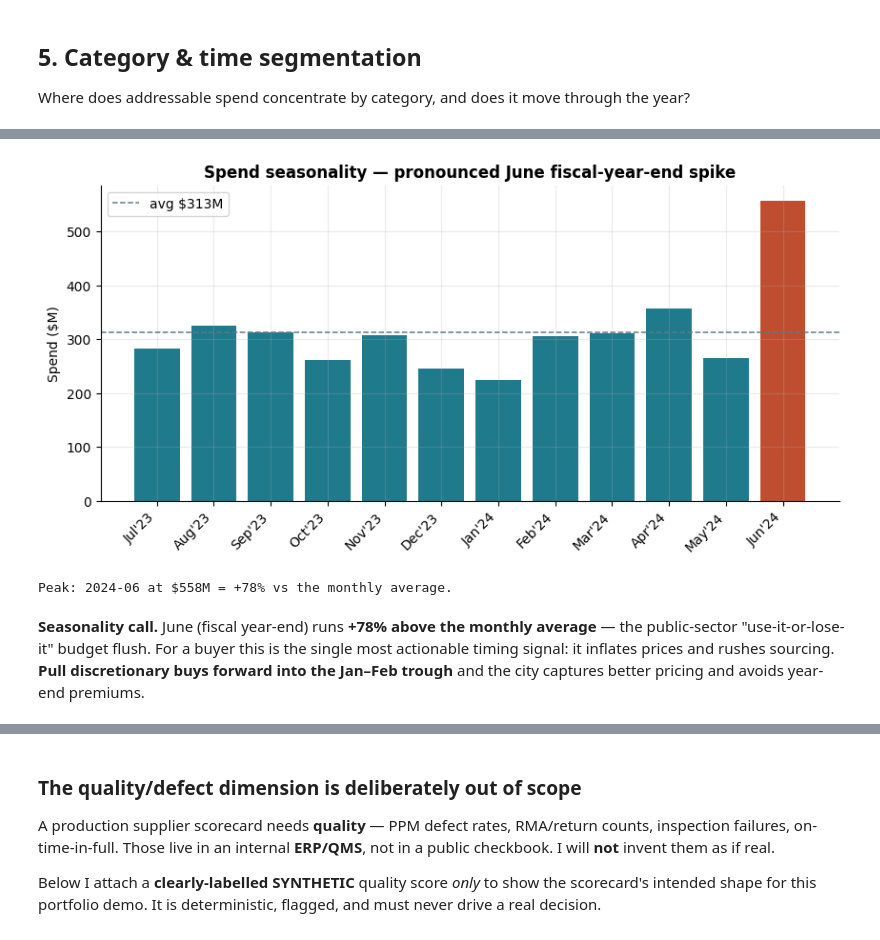
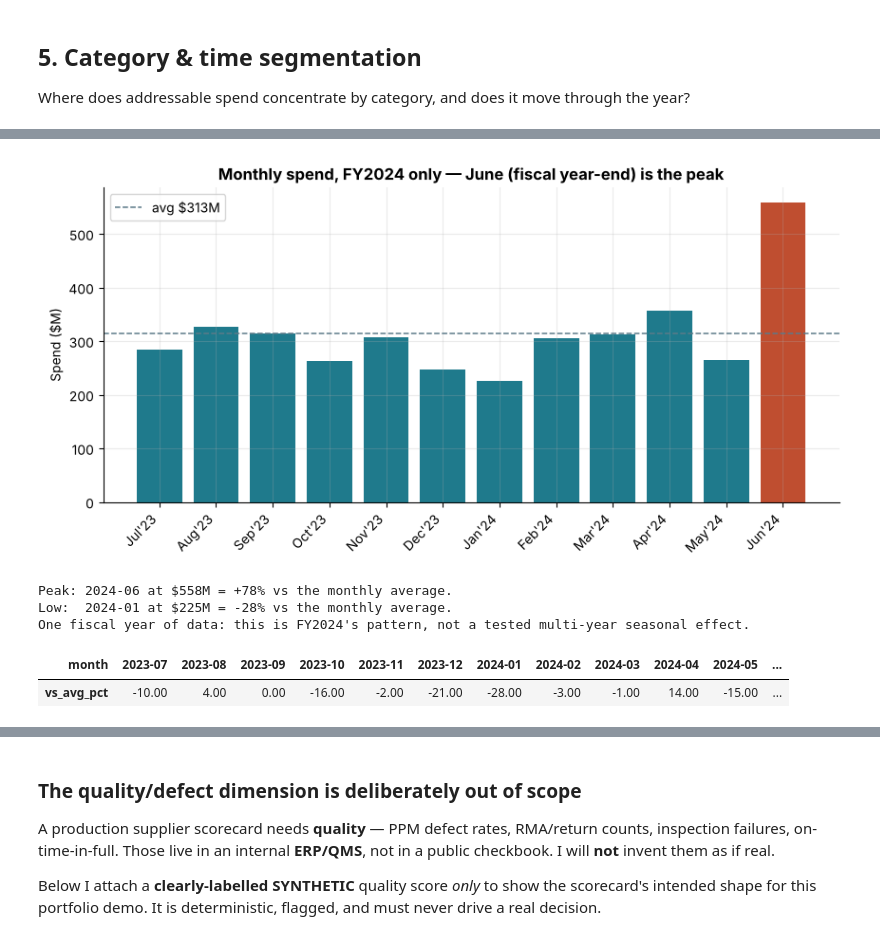
Before and after one commit to jordanshamu/procurement-spend-analytics, a Jupyter notebook: notebooks/procurement_spend_analysis.ipynb, the cells around one changed output, grey strips where cells are left out. Saved outputs shown, nothing was run; the diff lists cells and outputs as text; code cells hidden in the pictures.

```diff
--- a/notebooks/procurement_spend_analysis.ipynb
+++ b/notebooks/procurement_spend_analysis.ipynb
@@ -336,20 +389,23 @@ ax.set_xlabel('Addressable spend ($M)'); ax.set_title('Top 15 expense categories
 # %%
 seas=utils.seasonality(addr)
 fig,ax=plt.subplots(figsize=(10,4.3))
 months=pd.to_datetime(seas['month']+'-01')
 cols=[CLAY if s==seas['spend'].max() else TEAL for s in seas['spend']]
 ax.bar(range(len(seas)), seas['spend']/1e6, color=cols)
 ax.set_xticks(range(len(seas))); ax.set_xticklabels([m.strftime("%b'%y") for m in months],rotation=45,ha='right')
 avg=seas['spend'].mean()/1e6; ax.axhline(avg,color=SLATE,ls='--',lw=1.1,label=f'avg ${avg:.0f}M')
 ax.set_ylabel('Spend ($M)'); ax.legend()
-ax.set_title('Spend seasonality — pronounced June fiscal-year-end spike'); plt.show()
-pk=seas.loc[seas['spend'].idxmax()]
-print(f"Peak: {pk['month']} at ${pk['spend']/1e6:.0f}M = +{pk['spend']/seas['spend'].mean()*100-100:.0f}% vs the monthly average.")
+ax.set_title('Monthly spend, FY2024 only — June (fiscal year-end) is the peak'); plt.show()
+seas['vs_avg_pct']=(seas['spend']/seas['spend'].mean()*100-100).round(0)
+pk=seas.loc[seas['spend'].idxmax()]; lo=seas.loc[seas['spend'].idxmin()]
+print(f"Peak: {pk['month']} at ${pk['spend']/1e6:.0f}M = {pk['vs_avg_pct']:+.0f}% vs the monthly average.")
+print(f"Low:  {lo['month']} at ${lo['spend']/1e6:.0f}M = {lo['vs_avg_pct']:+.0f}% vs the monthly average.")
+print('One fiscal year of data: this is FY2024\'s pattern, not a tested multi-year seasonal effect.')
+seas[['month','vs_avg_pct']].set_index('month').T
 # %% [output]
-[figure, old version]
+[figure, new version]
 Peak: 2024-06 at $558M = +78% vs the monthly average.
+Low:  2024-01 at $225M = -28% vs the monthly average.
+One fiscal year of data: this is FY2024's pattern, not a tested multi-year seasonal effect.
+| month | 2023-07 | 2023-08 | 2023-09 | 2023-10 | 2023-11 | 2023-12 | 2024-01 | 2024-02 | 2024-03 | 2024-04 | 2024-05 | ... |
+| vs_avg_pct | -10.00 | 4.00 | 0.00 | -16.00 | -2.00 | -21.00 | -28.00 | -3.00 | -1.00 | 14.00 | -15.00 | ... |
-# %% [markdown]
-**Seasonality call.** June (fiscal year-end) runs **+78% above the monthly average** — the
-public-sector "use-it-or-lose-it" budget flush. For a buyer this is the single most actionable
-timing signal: it inflates prices and rushes sourcing. **Pull discretionary buys forward into the
-Jan–Feb trough** and the city captures better pricing and avoids year-end premiums.
```
Also changed, not shown: parts of 22 cells of this notebook, 15 other files.
